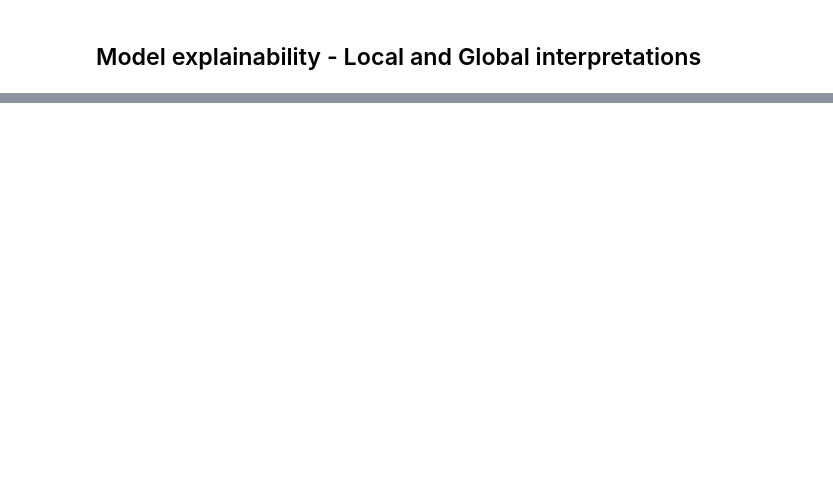
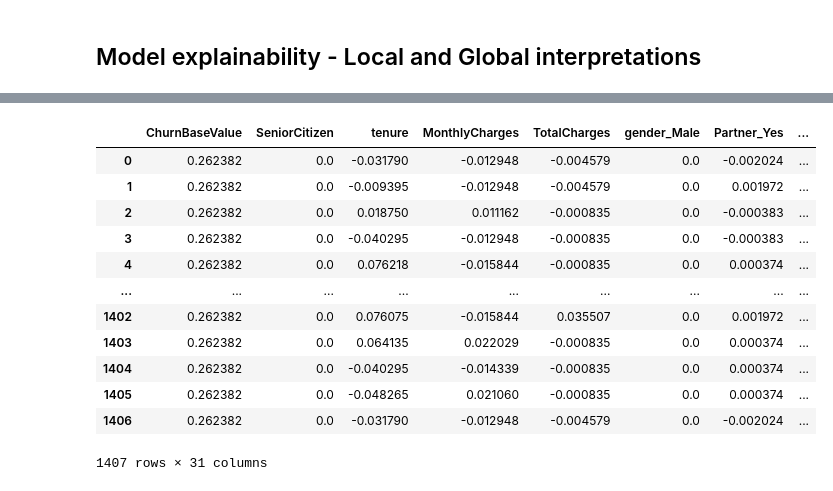
Before and after one commit to josephmailil1/Master-Thesis-repo, a Jupyter notebook: load af data.ipynb, the cells around one changed output, grey strips where cells are left out. Cells and saved outputs as stored; diff of their text form; code cells hidden in the pictures; blank space fills up the shorter version.

```diff
--- a/load af data.ipynb
+++ b/load af data.ipynb
@@ -239,0 +311,20 @@ TypeError: The passed model is not callable and cannot be analyzed directly with
+# %%
+# Showing a dataframe of each - 0.26 is the base value for churn = 1, for all observations. Each variable then has a SHAP-value +- the BV
+pd.DataFrame(
+    np.c_[shap_values_rf[:, :, 1].base_values, shap_values_rf[:, :, 1].values],
+    columns = ["ChurnBaseValue"] + list(X_test.columns)
+)
+# %% [output]
+|  | ChurnBaseValue | SeniorCitizen | tenure | MonthlyCharges | TotalCharges | gender_Male | Partner_Yes | ... |
+| 0 | 0.262382 | 0.0 | -0.031790 | -0.012948 | -0.004579 | 0.0 | -0.002024 | ... |
+| 1 | 0.262382 | 0.0 | -0.009395 | -0.012948 | -0.004579 | 0.0 | 0.001972 | ... |
+| 2 | 0.262382 | 0.0 | 0.018750 | 0.011162 | -0.000835 | 0.0 | -0.000383 | ... |
+| 3 | 0.262382 | 0.0 | -0.040295 | -0.012948 | -0.000835 | 0.0 | -0.000383 | ... |
+| 4 | 0.262382 | 0.0 | 0.076218 | -0.015844 | -0.000835 | 0.0 | 0.000374 | ... |
+| ... | ... | ... | ... | ... | ... | ... | ... | ... |
+| 1402 | 0.262382 | 0.0 | 0.076075 | -0.015844 | 0.035507 | 0.0 | 0.001972 | ... |
+| 1403 | 0.262382 | 0.0 | 0.064135 | 0.022029 | -0.000835 | 0.0 | 0.000374 | ... |
+| 1404 | 0.262382 | 0.0 | -0.040295 | -0.014339 | -0.000835 | 0.0 | 0.000374 | ... |
+| 1405 | 0.262382 | 0.0 | -0.048265 | 0.021060 | -0.000835 | 0.0 | 0.000374 | ... |
+| 1406 | 0.262382 | 0.0 | -0.031790 | -0.012948 | -0.004579 | 0.0 | -0.002024 | ... |
+1407 rows × 31 columns
```
Also changed, not shown: parts of 16 cells of this notebook.
